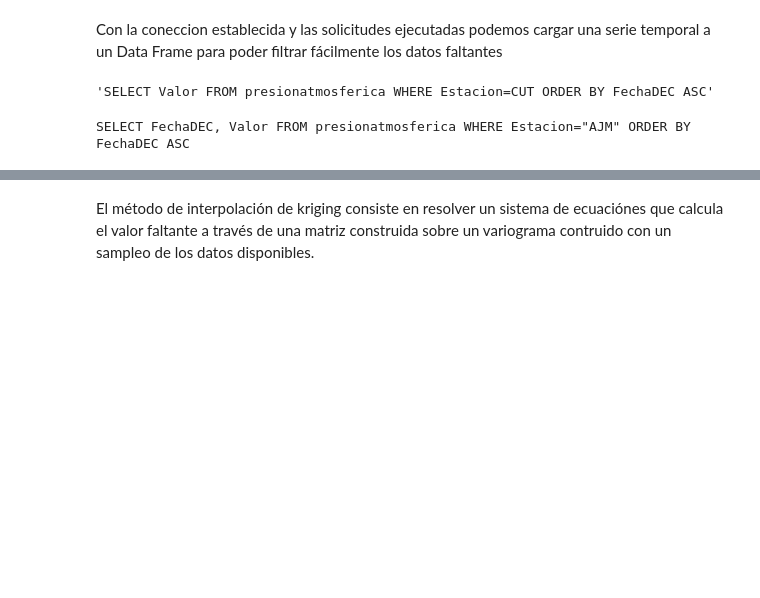
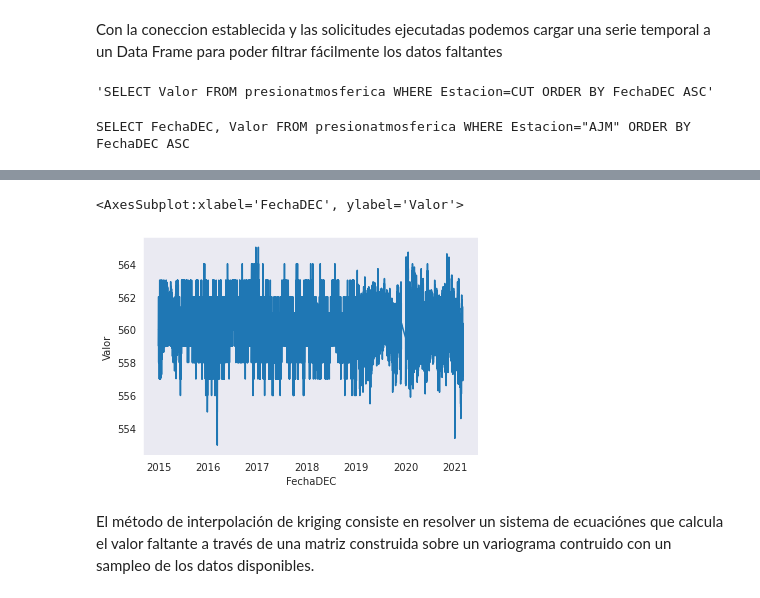
Before and after one commit to sauldnn/PAkrigging, a Jupyter notebook: method_perform.ipynb, the cells around one changed output, grey strips where cells are left out. Cells and saved outputs as stored; diff of their text form; code cells hidden in the pictures; blank space fills up the shorter version.

```diff
--- a/method_perform.ipynb
+++ b/method_perform.ipynb
@@ -90,2 +91,10 @@ sns.scatterplot(forplot[0], forplot[1])
+# %%
+import matplotlib.pyplot as plt
+sns.set_style("dark")
+
+sns.lineplot(llenos['FechaDEC'], llenos['Valor'])
+# %% [output]
+<AxesSubplot:xlabel='FechaDEC', ylabel='Valor'>
+[figure, added]
 # %% [markdown]
 El método de interpolación de kriging consiste en resolver un sistema de ecuaciónes que calcula el valor faltante a través de una matriz construida sobre un variograma contruido con un sampleo de los datos disponibles.
```
Also changed, not shown: parts of 13 cells of this notebook.
